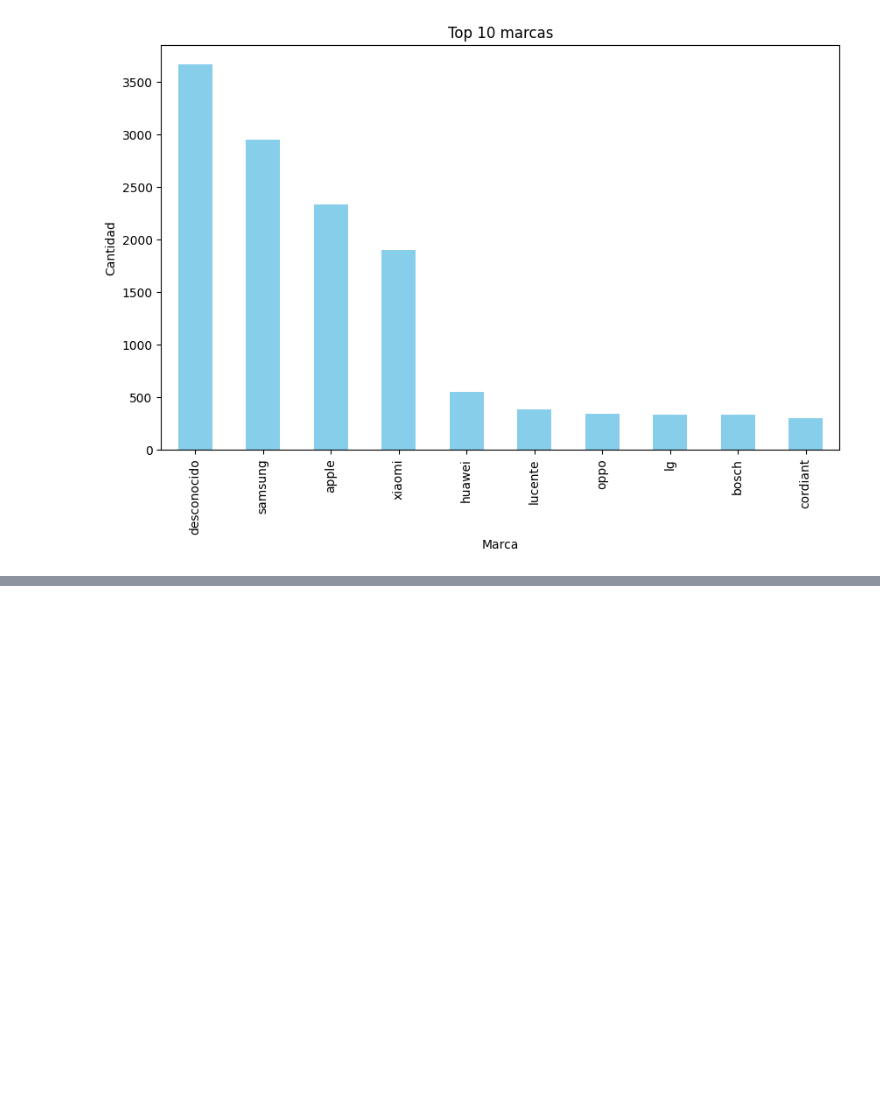
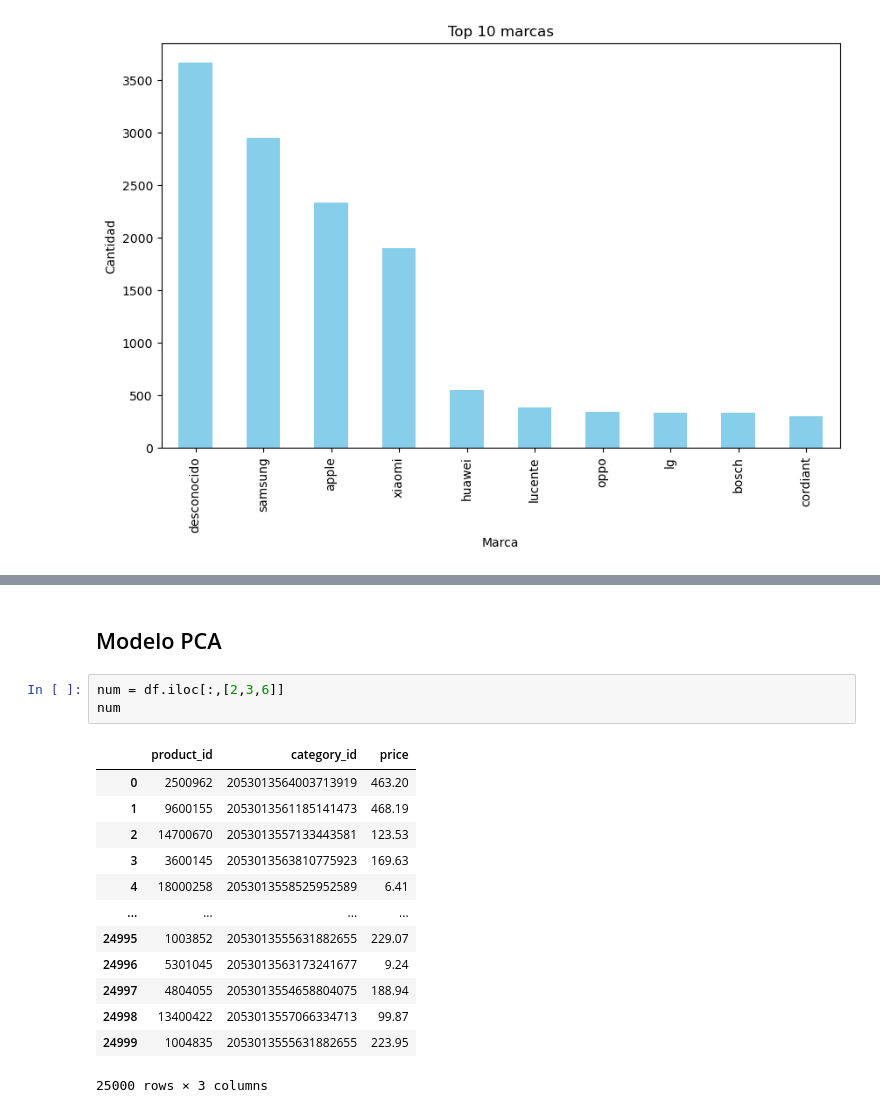
Before and after one commit to Jskenpo/ProyectoFInal_DS, a Jupyter notebook: Proyecto.ipynb, the cells around one changed output, grey strips where cells are left out. Drawn from its saved outputs; the diff is of its cells as text; blank space fills up the shorter version.

```diff
--- a/Proyecto.ipynb
+++ b/Proyecto.ipynb
@@ -178,0 +191,19 @@ plt.show()
+# %% [markdown]
+## Modelo PCA
+# %%
+num = df.iloc[:,[2,3,6]]
+num
+# %% [output]
+|  | product_id | category_id | price |
+| 0 | 2500962 | 2053013564003713919 | 463.20 |
+| 1 | 9600155 | 2053013561185141473 | 468.19 |
+| 2 | 14700670 | 2053013557133443581 | 123.53 |
+| 3 | 3600145 | 2053013563810775923 | 169.63 |
+| 4 | 18000258 | 2053013558525952589 | 6.41 |
+| ... | ... | ... | ... |
+| 24995 | 1003852 | 2053013555631882655 | 229.07 |
+| 24996 | 5301045 | 2053013563173241677 | 9.24 |
+| 24997 | 4804055 | 2053013554658804075 | 188.94 |
+| 24998 | 13400422 | 2053013557066334713 | 99.87 |
+| 24999 | 1004835 | 2053013555631882655 | 223.95 |
+25000 rows × 3 columns
```
Also changed, not shown: parts of 14 cells of this notebook.
